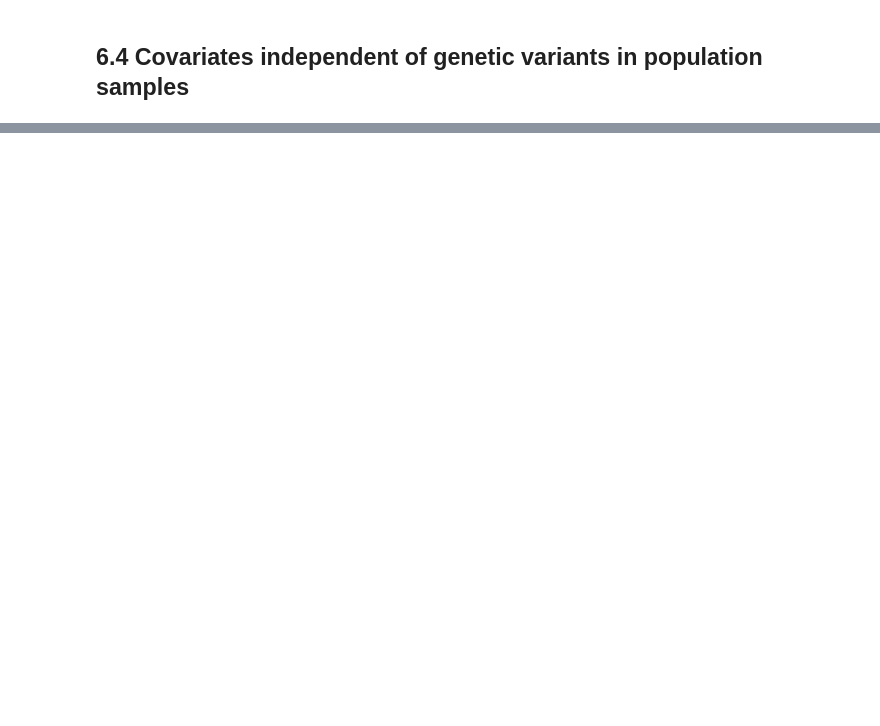
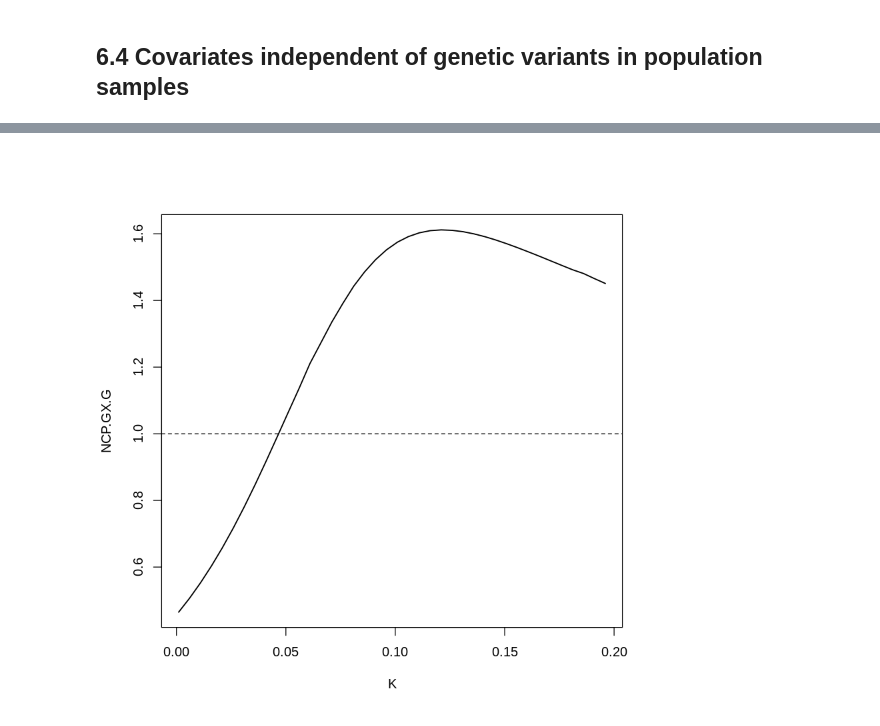
Before and after one commit to v-i-s-h/gwas-course-julia, a Jupyter notebook: r/06.ipynb, the cells around one changed output, grey strips where cells are left out. Saved outputs shown, nothing was run; the diff lists cells and outputs as text; code cells hidden in the pictures; blank space fills up the shorter version.

```diff
--- a/r/06.ipynb
+++ b/r/06.ipynb
@@ -289,0 +292,7 @@ summary(lm.adj)$coeff[2, 2] / summary(lm.all)$coeff[2, 2]
+# %%
+source("https://www.mv.helsinki.fi/home/mjxpirin/log_regression_covariate_functions.R")
+# Ankylosing Spondylitis with HLA-B27 as binary covariate X
+K = 0.0025
+freq.X = 0.08 # carriers of HLA-B27 in population
+or.X = 49 # OR of B27 on AS risk
+binary.covariate(K, freq.G=0.3, or.G=1.2, freq.X, or.X, ncases=2000, ncontrols=2000, population.controls=FALSE)
@@ -289,0 +330,11 @@ summary(lm.adj)$coeff[2, 2] / summary(lm.all)$coeff[2, 2]
+# %%
+Ks = seq(0.001, 0.2, 0.005)
+res = sapply(Ks, function(K){
+    binary.covariate(K, freq.G=0.3, or.G=1.2, freq.X=0.08,
+                     or.X=49, ncases=2000, ncontrols=2000,
+                    population.controls=FALSE)$NCP.GX.G
+})
+plot(Ks, res, type="l", xlab="K", ylab="NCP.GX.G", lwd=1.5)
+abline(h=1, lty=2)
+# %% [output]
+[figure, added]
```
Also changed, not shown: parts of 24 cells of this notebook.
